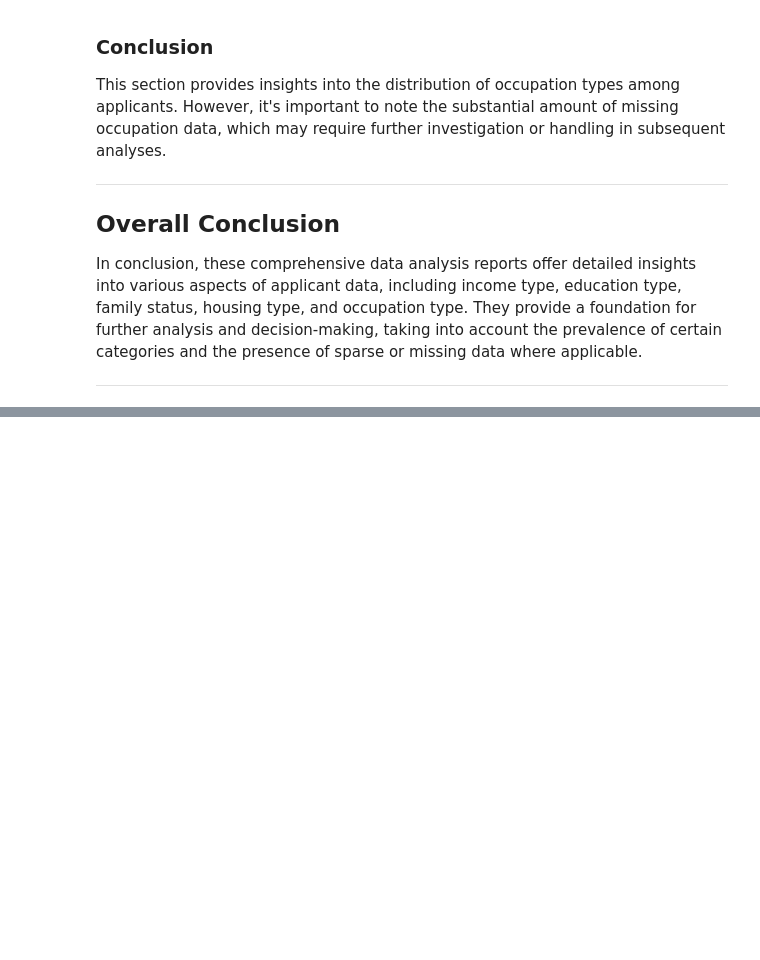
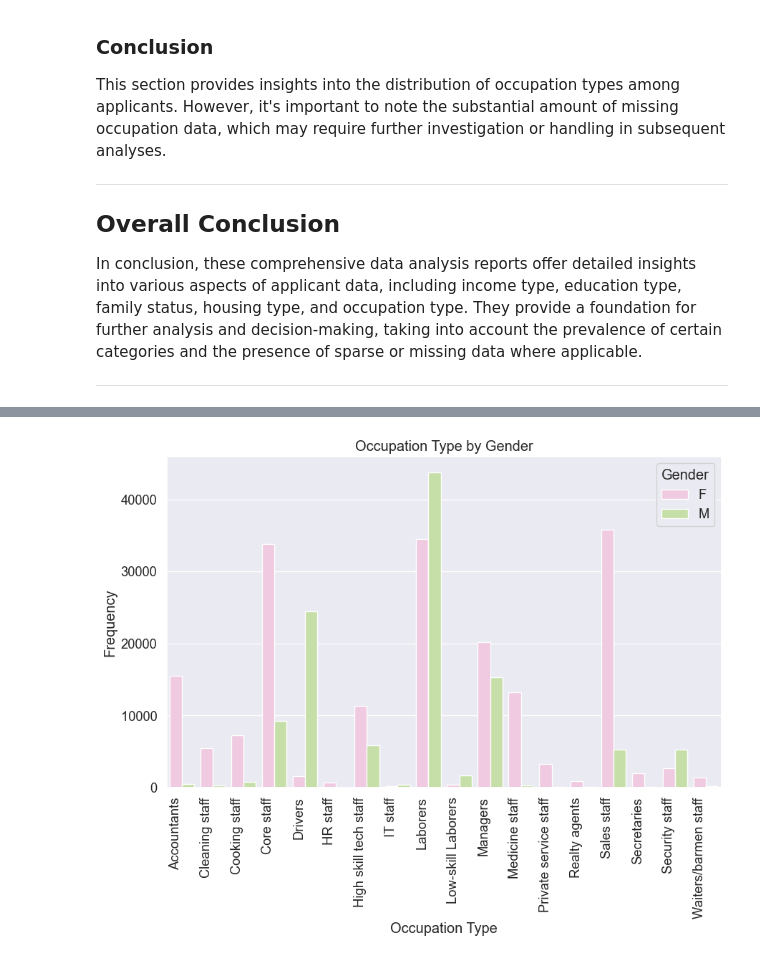
Before and after one commit to ThomasProce/credit-risk-classification, a Jupyter notebook: credit_risk.ipynb, the cells around one changed output, grey strips where cells are left out. Saved outputs shown, nothing was run; the diff lists cells and outputs as text; code cells hidden in the pictures; blank space fills up the shorter version.

```diff
--- a/credit_risk.ipynb
+++ b/credit_risk.ipynb
@@ -544,0 +689,20 @@ In conclusion, these comprehensive data analysis reports offer detailed insights
+# %%
+grouped = applicants.groupby(['OCCUPATION_TYPE', 'CODE_GENDER']).size().reset_index(name='Count')
+
+# Create a stacked bar plot using Seaborn with the 'PiYG' color palette
+plt.figure(figsize=(10, 6))
+sns.barplot(x='OCCUPATION_TYPE', y='Count', hue='CODE_GENDER', data=grouped, palette='PiYG')
+
+# Customize the plot
+plt.title('Occupation Type by Gender')
+plt.xlabel('Occupation Type')
+plt.ylabel('Frequency')
+plt.legend(title='Gender')
+
+# Rotate x-axis labels for better readability
+plt.xticks(rotation=90, ha='right')
+
+# Show the plot
+plt.show()
+# %% [output]
+[figure, added]
```
Also changed, not shown: parts of 13 cells of this notebook.
